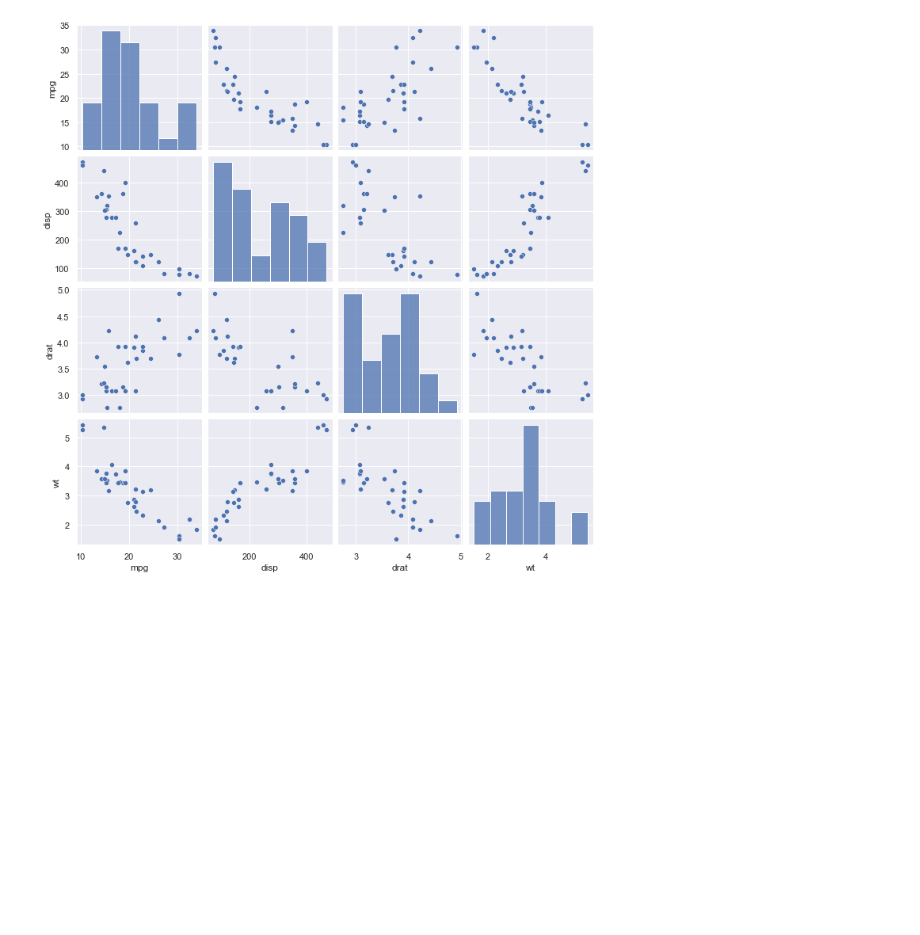
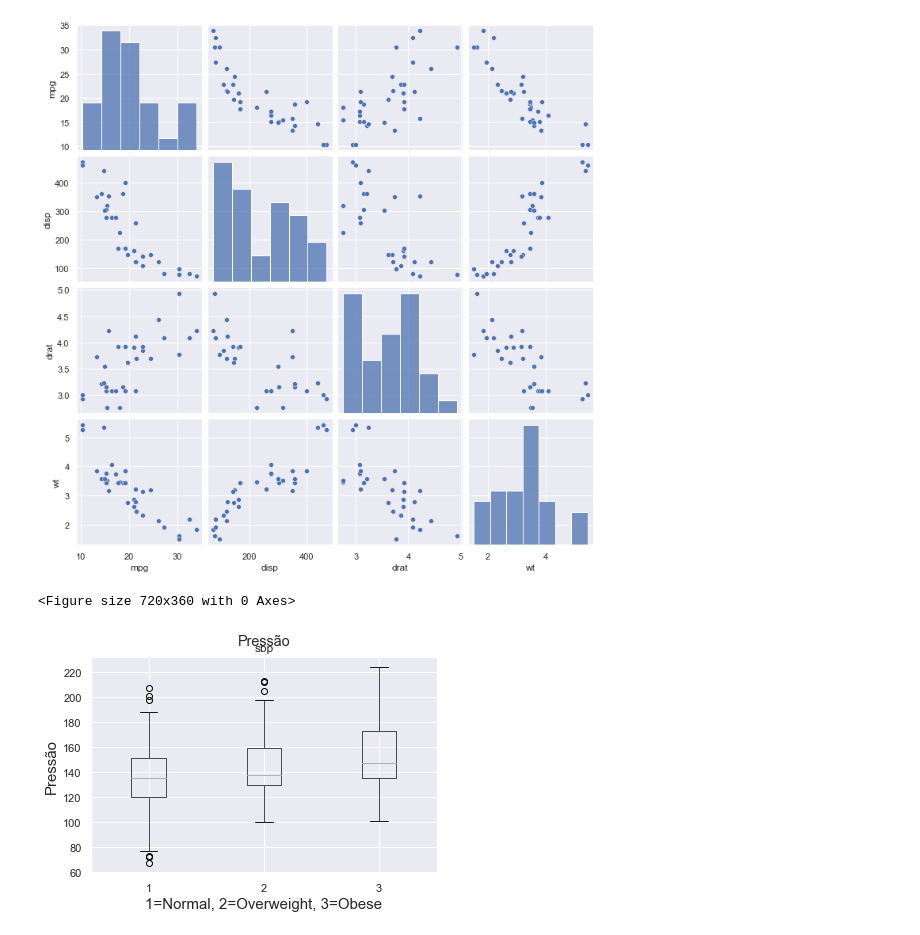
Before and after one commit to mendesrafael965/Estatistica, a Jupyter notebook: Lista 2.ipynb, the cells around one changed output. Saved outputs shown, nothing was run; the diff lists cells and outputs as text; code cells hidden in the pictures; blank space fills up the shorter version.

```diff
--- a/Lista 2.ipynb
+++ b/Lista 2.ipynb
@@ -257,3 +281,13 @@ plt.show()
 # %% [output]
 <Figure size 720x720 with 0 Axes>
 [figure]
+# %%
+plt.figure(figsize=(10,5))
+
+blood_df.boxplot(column="sbp", by="overwt")
+plt.xlabel("1=Normal, 2=Overweight, 3=Obese", size=15)
+plt.ylabel("Pressão", size=15)
+plt.show()
+# %% [output]
+<Figure size 720x360 with 0 Axes>
+[figure, added]
```
Also changed, not shown: parts of 1 cell of this notebook.
